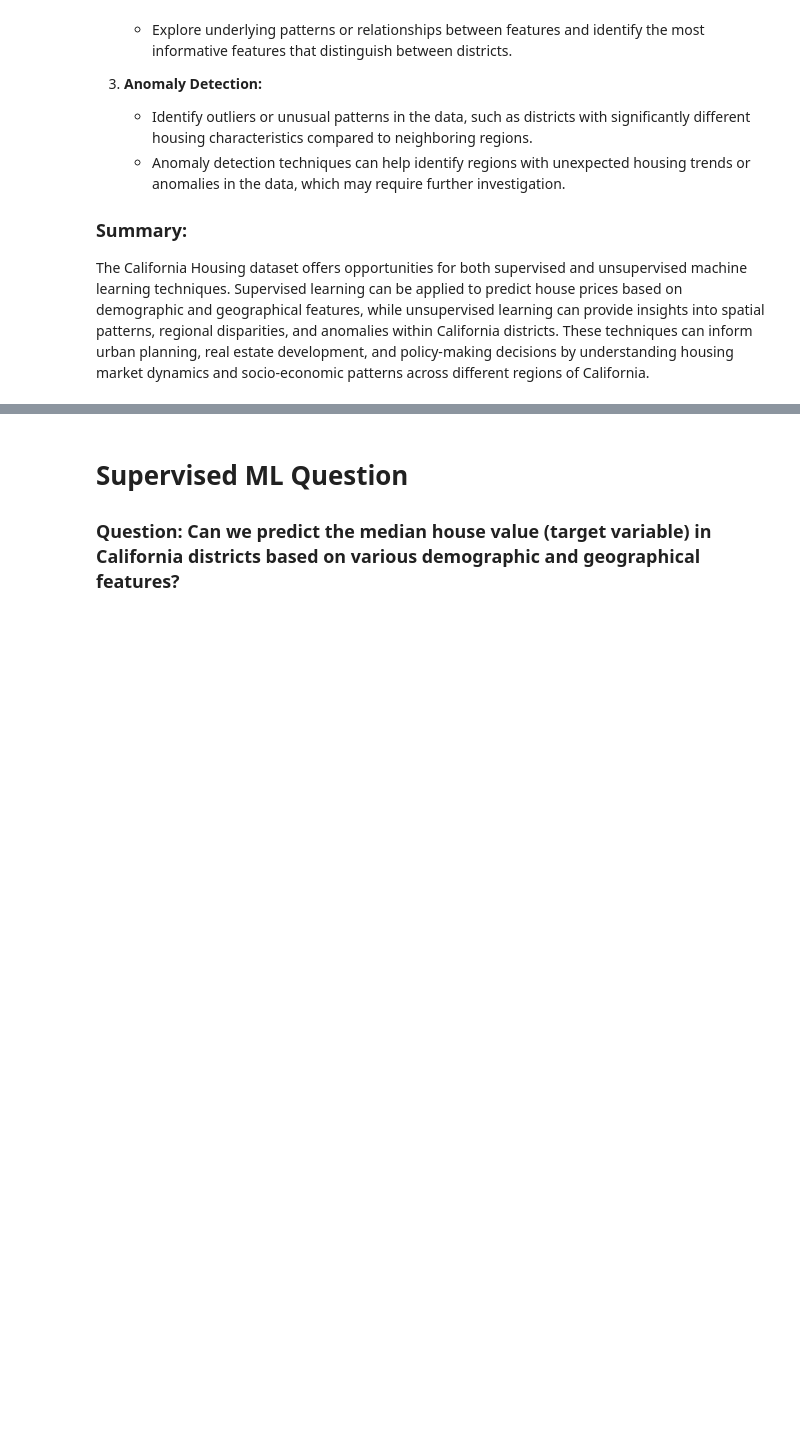
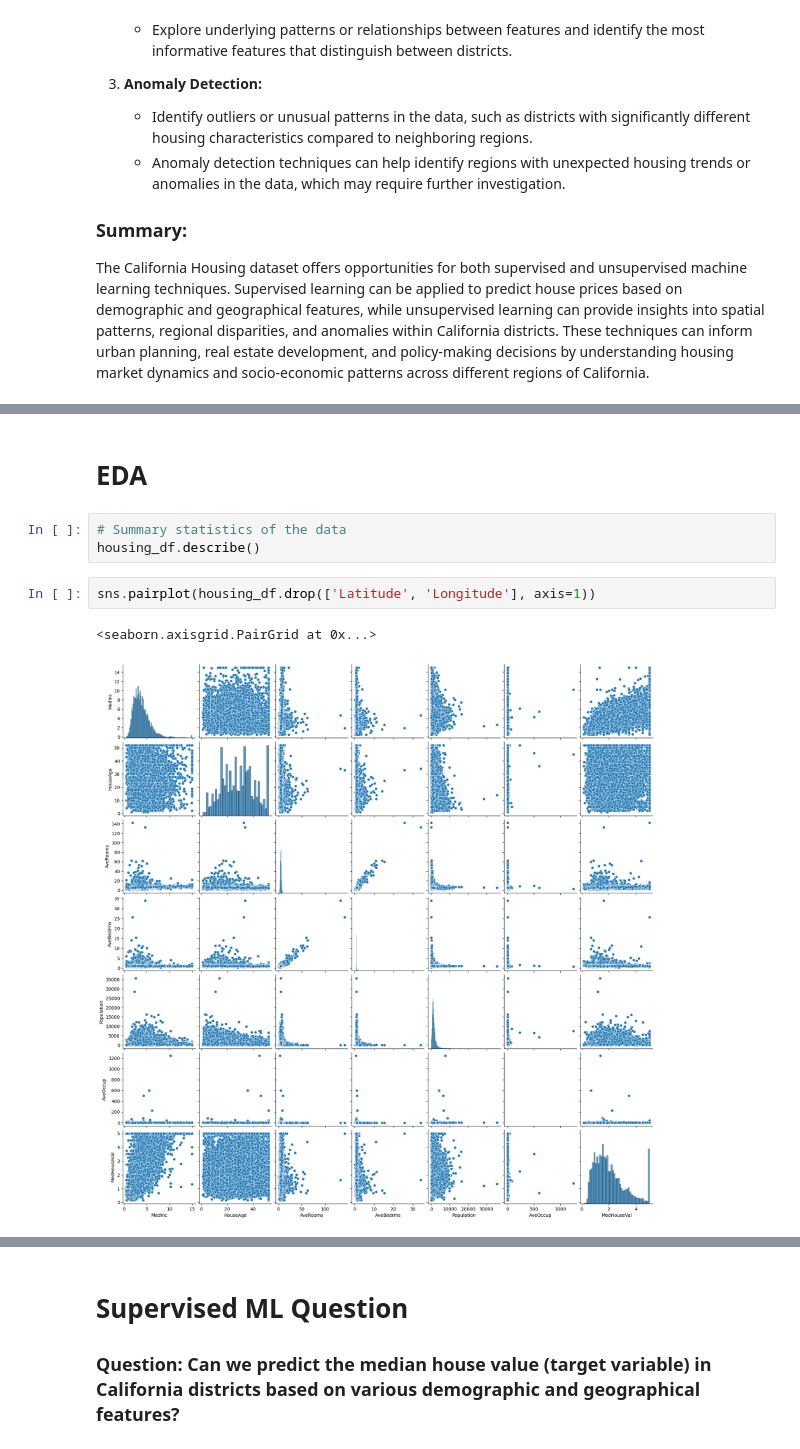
Before and after one commit to efyrb4/dsda-zdat2003-assessment-2-efyrb4, a Jupyter notebook: src/ML_experiments.ipynb, the cells around one changed output, grey strips where cells are left out. Cells and saved outputs as stored; diff of their text form; blank space fills up the shorter version.

```diff
--- a/src/ML_experiments.ipynb
+++ b/src/ML_experiments.ipynb
@@ -75,0 +123,10 @@ housing_df
+# %% [markdown]
+# EDA
+# %%
+# Summary statistics of the data
+housing_df.describe()
+# %%
+sns.pairplot(housing_df.drop(['Latitude', 'Longitude'], axis=1))
+# %% [output]
+<seaborn.axisgrid.PairGrid at 0x...>
+[figure, added]
```
Also changed, not shown: parts of 7 cells of this notebook.
